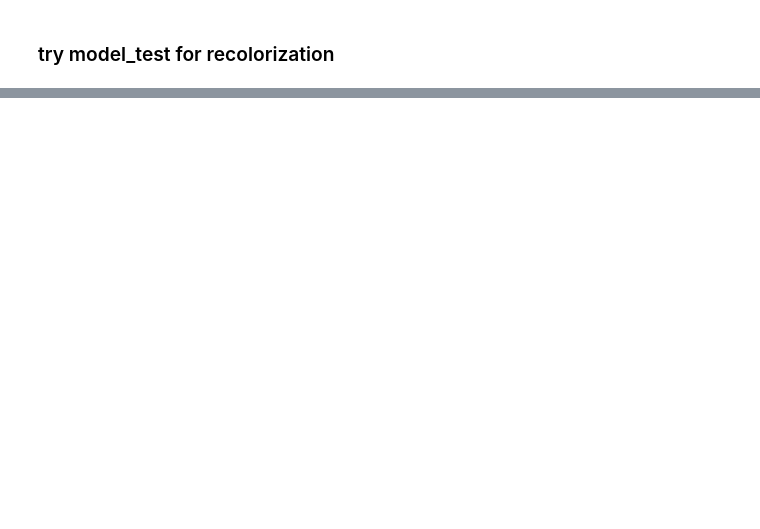
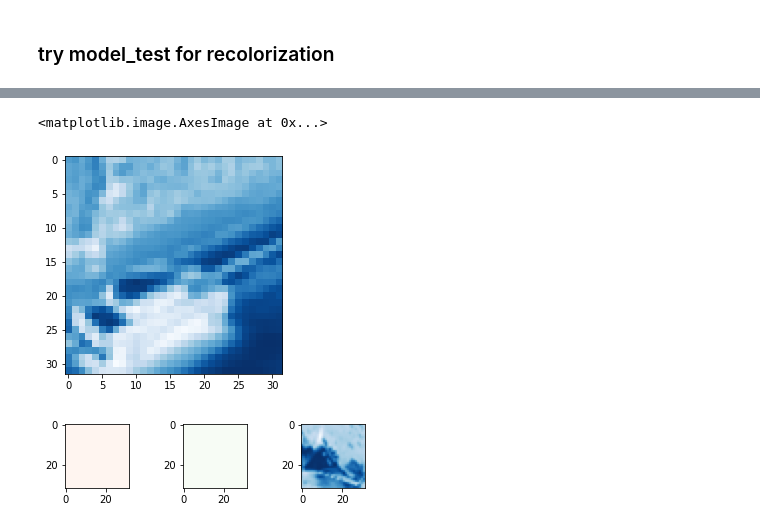
Before and after one commit to unofficial-Jona/ACML, a Jupyter notebook: convolutional autoencoders.ipynb, the cells around one changed output, grey strips where cells are left out. Saved outputs shown, nothing was run; the diff lists cells and outputs as text; code cells hidden in the pictures; blank space fills up the shorter version.

```diff
--- a/convolutional autoencoders.ipynb
+++ b/convolutional autoencoders.ipynb
@@ -410,0 +487,17 @@ TensorShape([None, 32, 32, 3])
+# %%
+plt.imshow(X_train[1,:,:,0], cmap='Blues')
+# %% [output]
+<matplotlib.image.AxesImage at 0x...>
+[figure, added]
+# %%
+test = np.zeros((32,32,))
+#test[:,:,1] = X_train[0,:,:,1]
+# test = test.reshape((32,32,1))
+
+
+for i, col in zip(range(3), ['Reds', 'Greens', 'Blues']):
+  img = np.stack((np.zeros((32,32)), np.zeros((32,32)), X_train[0,:,:,i]),2).reshape(32,32,3)
+  curr_img = img[:,:,i]
+  plt.subplot(int('33' + f'{i+1}')).imshow(curr_img, cmap= col)
+# %% [output]
+[figure, added]
```
Also changed, not shown: parts of 21 cells of this notebook.
